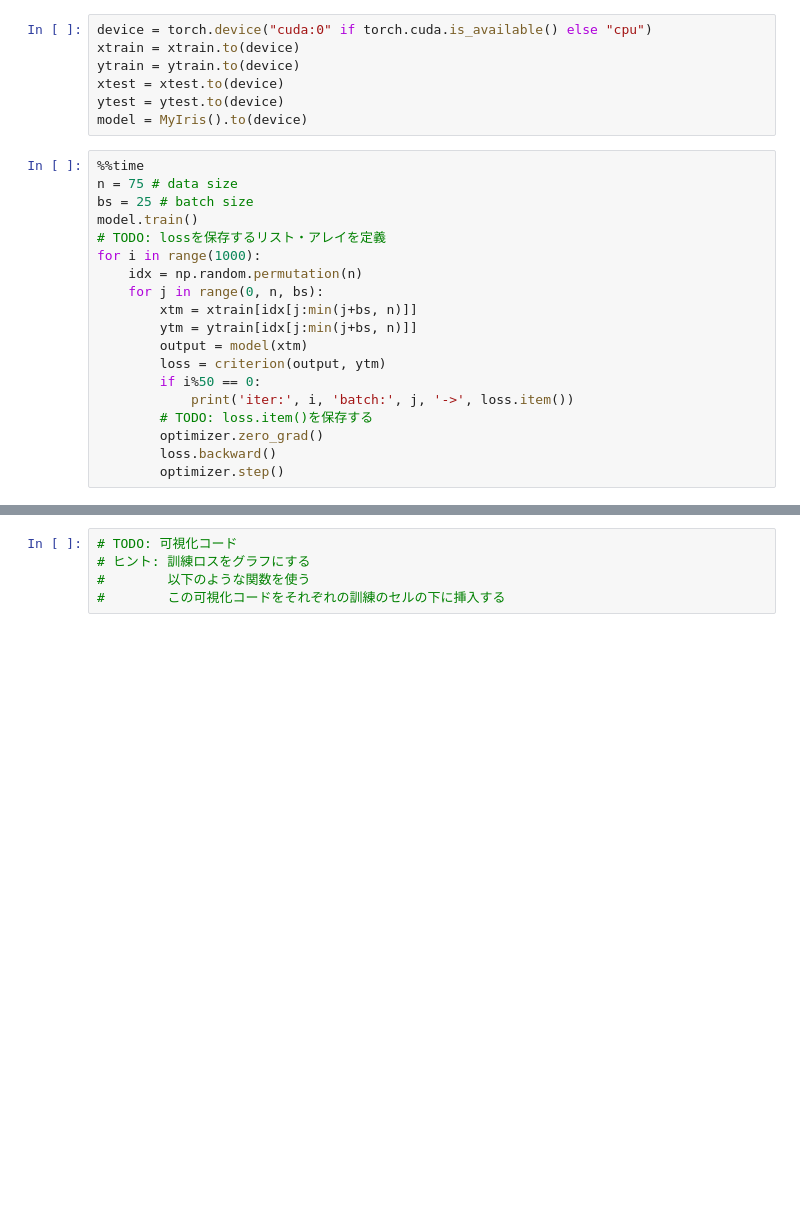
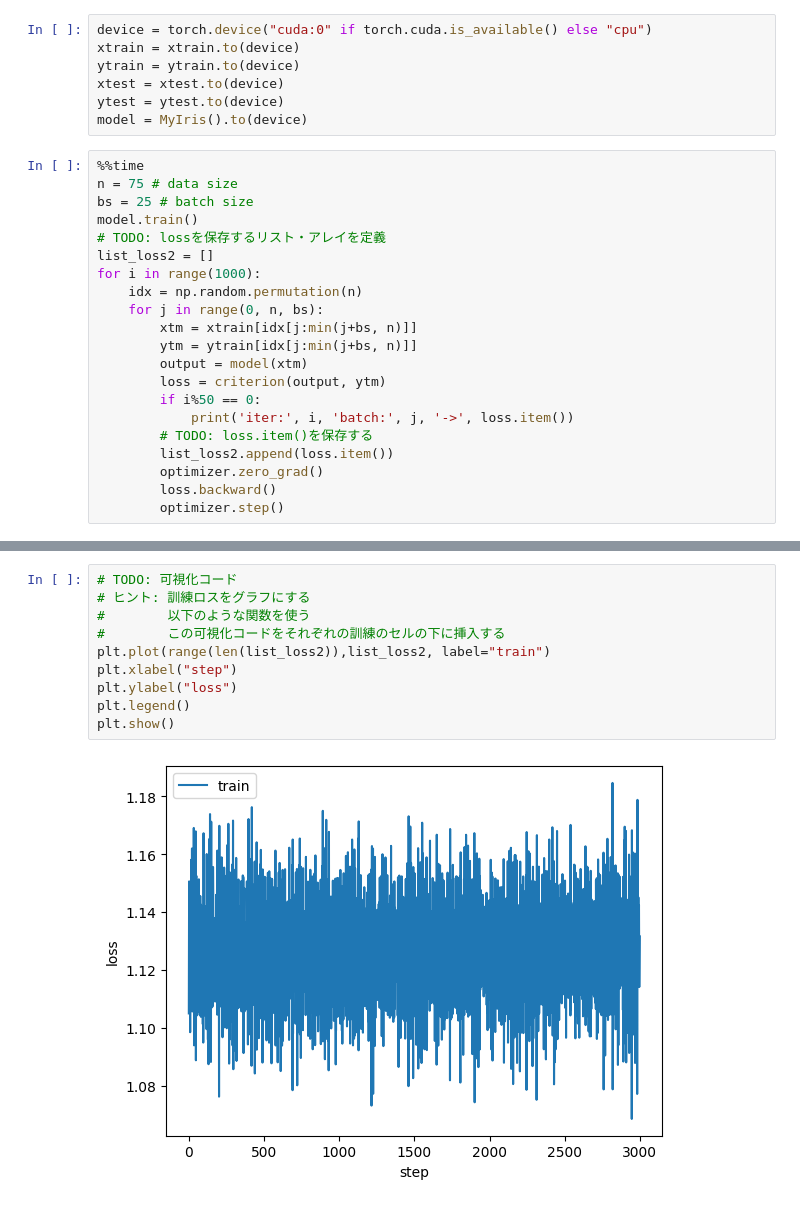
Before and after one commit to 2107163077-prog/my-first-web-app, a Jupyter notebook: Pharmacoinformatics_5_0_ipynb_のコピー.ipynb, the cells around one changed output, grey strips where cells are left out. Cells and saved outputs as stored; diff of their text form; blank space fills up the shorter version.

```diff
--- a/Pharmacoinformatics_5_0_ipynb_のコピー.ipynb
+++ b/Pharmacoinformatics_5_0_ipynb_のコピー.ipynb
@@ -278,6 +279,7 @@ n = 75 # data size
 bs = 25 # batch size
 model.train()
 # TODO: lossを保存するリスト・アレイを定義
+list_loss2 = []
 for i in range(1000):
     idx = np.random.permutation(n)
     for j in range(0, n, bs):
@@ -288,6 +290,7 @@ for i in range(1000):
         if i%50 == 0:
             print('iter:', i, 'batch:', j, '->', loss.item())
         # TODO: loss.item()を保存する
+        list_loss2.append(loss.item())
         optimizer.zero_grad()
         loss.backward()
         optimizer.step()
@@ -322,8 +325,15 @@ with torch.no_grad():
-# %%
-# TODO: 可視化コード
-# ヒント: 訓練ロスをグラフにする
-#        以下のような関数を使う
-#        この可視化コードをそれぞれの訓練のセルの下に挿入する
+# %%
+# TODO: 可視化コード
+# ヒント: 訓練ロスをグラフにする
+#        以下のような関数を使う
+#        この可視化コードをそれぞれの訓練のセルの下に挿入する
+plt.plot(range(len(list_loss2)),list_loss2, label="train")
+plt.xlabel("step")
+plt.ylabel("loss")
+plt.legend()
+plt.show()
+# %% [output]
+[figure, added]
 # %%
 # TODO: 可視化コード（おまけ、必須では有りません）
 # ヒント: accuracy_all, accuracy_batch, accuracy_gpuを棒グラフにする
```
Also changed, not shown: parts of 4 cells of this notebook.
